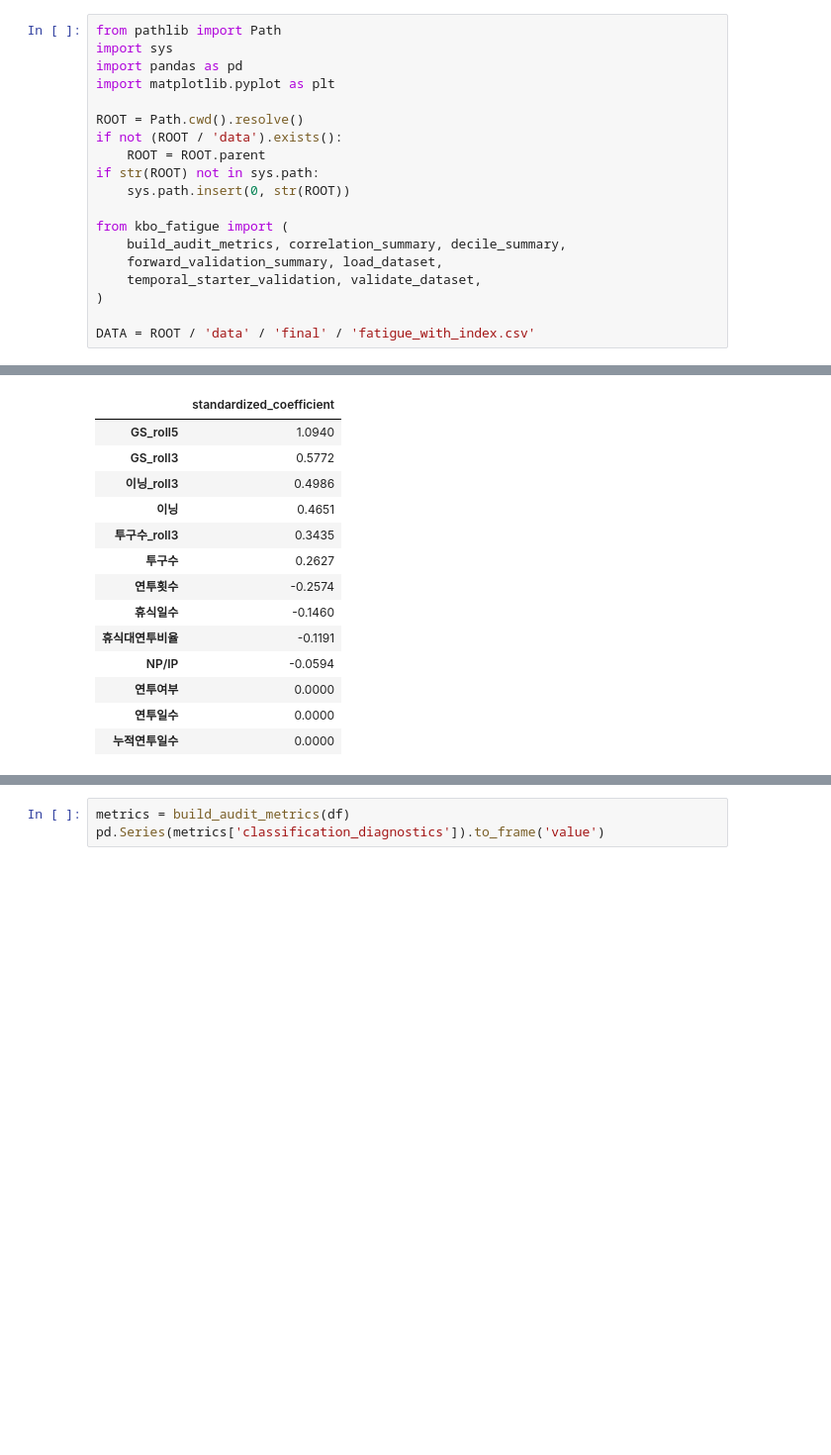
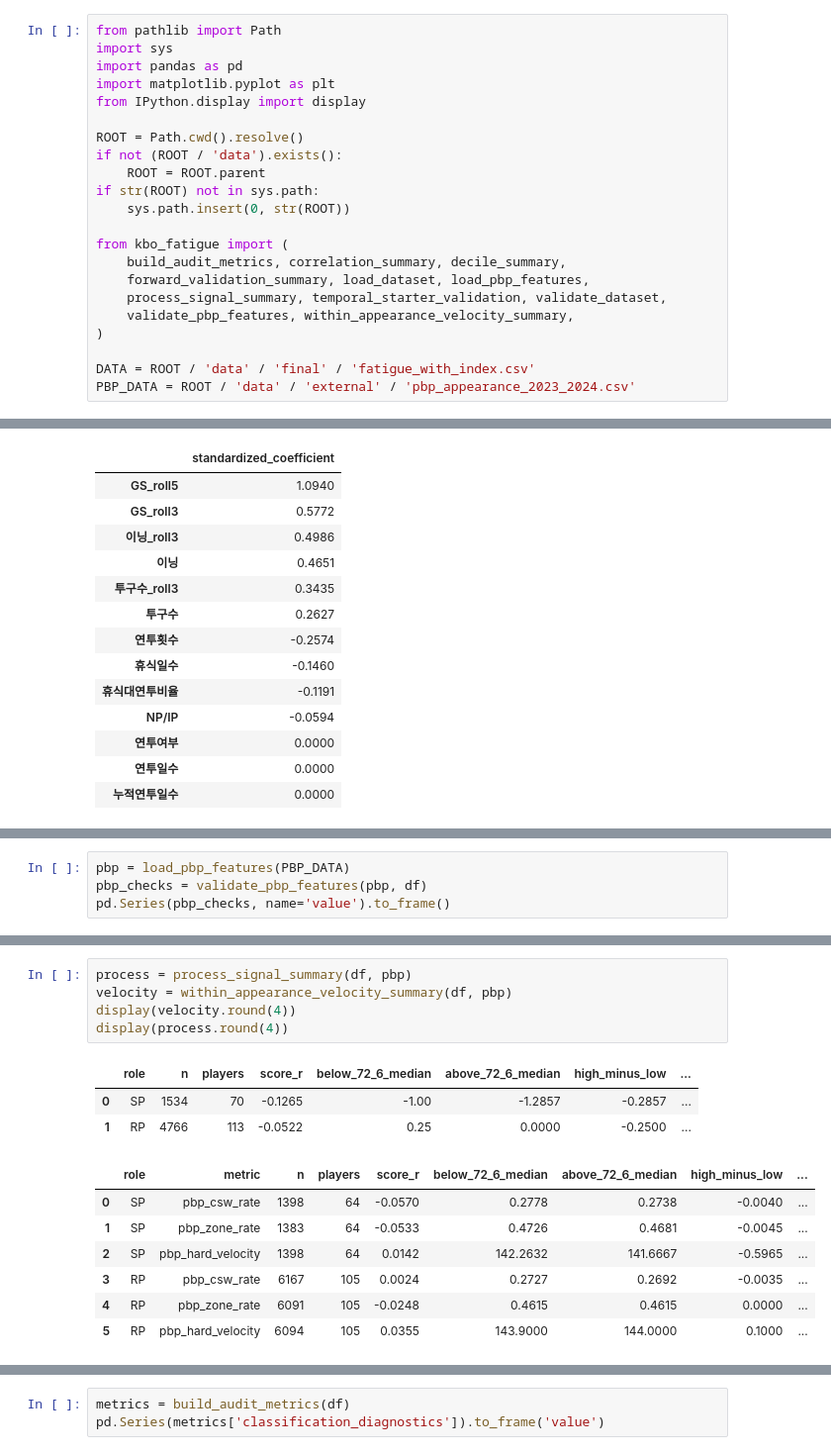
Before and after one commit to jinwon25/KBO-pitcher-fatigue, a Jupyter notebook: notebooks/analysis.ipynb, the cells around one changed output, grey strips where cells are left out. Shown at 99% size. Drawn from its saved outputs; the diff is of its cells as text; blank space fills up the shorter version.

```diff
--- a/notebooks/analysis.ipynb
+++ b/notebooks/analysis.ipynb
@@ -16,6 +17,7 @@ from pathlib import Path
 import sys
 import pandas as pd
 import matplotlib.pyplot as plt
+from IPython.display import display
 
 ROOT = Path.cwd().resolve()
 if not (ROOT / 'data').exists():
@@ -25,11 +27,13 @@ if str(ROOT) not in sys.path:
 
 from kbo_fatigue import (
     build_audit_metrics, correlation_summary, decile_summary,
-    forward_validation_summary, load_dataset,
-    temporal_starter_validation, validate_dataset,
+    forward_validation_summary, load_dataset, load_pbp_features,
+    process_signal_summary, temporal_starter_validation, validate_dataset,
+    validate_pbp_features, within_appearance_velocity_summary,
 )
 
 DATA = ROOT / 'data' / 'final' / 'fatigue_with_index.csv'
+PBP_DATA = ROOT / 'data' / 'external' / 'pbp_appearance_2023_2024.csv'
 # %% [markdown]
 ## 1. 정본 데이터와 점수 구조
 
@@ -191,0 +200,4 @@ pd.Series({
+# %%
+pbp = load_pbp_features(PBP_DATA)
+pbp_checks = validate_pbp_features(pbp, df)
+pd.Series(pbp_checks, name='value').to_frame()
@@ -191,0 +217,16 @@ pd.Series({
+# %%
+process = process_signal_summary(df, pbp)
+velocity = within_appearance_velocity_summary(df, pbp)
+display(velocity.round(4))
+display(process.round(4))
+# %% [output]
+|  | role | n | players | score_r | below_72_6_median | above_72_6_median | high_minus_low | ... |
+| 0 | SP | 1534 | 70 | -0.1265 | -1.00 | -1.2857 | -0.2857 | ... |
+| 1 | RP | 4766 | 113 | -0.0522 | 0.25 | 0.0000 | -0.2500 | ... |
+|  | role | metric | n | players | score_r | below_72_6_median | above_72_6_median | high_minus_low | ... |
+| 0 | SP | pbp_csw_rate | 1398 | 64 | -0.0570 | 0.2778 | 0.2738 | -0.0040 | ... |
+| 1 | SP | pbp_zone_rate | 1383 | 64 | -0.0533 | 0.4726 | 0.4681 | -0.0045 | ... |
+| 2 | SP | pbp_hard_velocity | 1398 | 64 | 0.0142 | 142.2632 | 141.6667 | -0.5965 | ... |
+| 3 | RP | pbp_csw_rate | 6167 | 105 | 0.0024 | 0.2727 | 0.2692 | -0.0035 | ... |
+| 4 | RP | pbp_zone_rate | 6091 | 105 | -0.0248 | 0.4615 | 0.4615 | 0.0000 | ... |
+| 5 | RP | pbp_hard_velocity | 6094 | 105 | 0.0355 | 143.9000 | 144.0000 | 0.1000 | ... |
```
Also changed, not shown: parts of 7 cells of this notebook, 20 other files.
